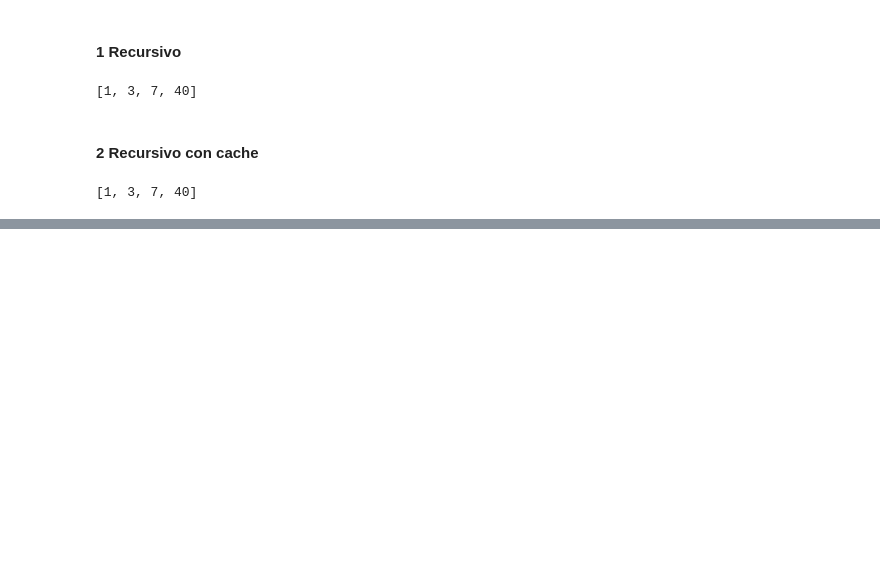
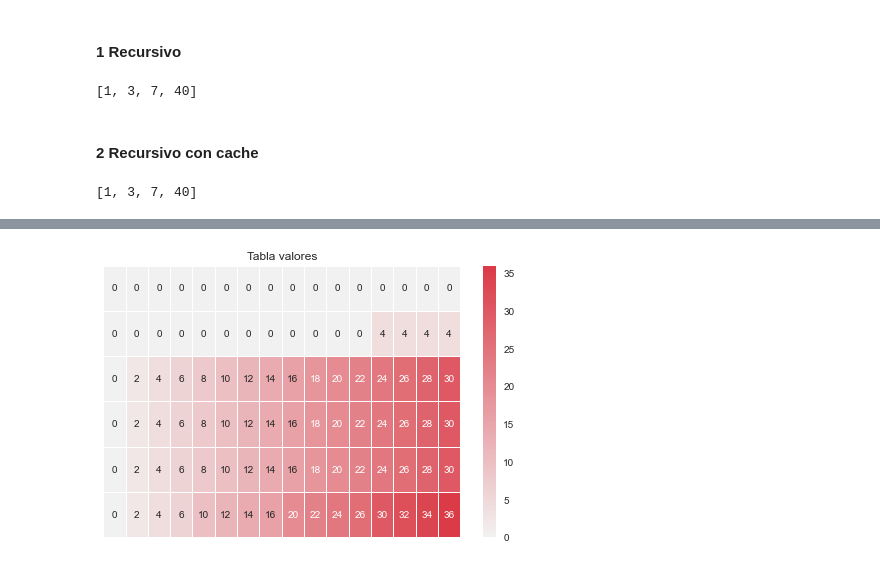
Before and after one commit to DuckyCB/algoritmos, a Jupyter notebook: Obligatorio 4 - Patricio Carrau.ipynb, the cells around one changed output, grey strips where cells are left out. Drawn from its saved outputs; the diff is of its cells as text; code cells hidden in the pictures; blank space fills up the shorter version.

```diff
--- a/Obligatorio 4 - Patricio Carrau.ipynb
+++ b/Obligatorio 4 - Patricio Carrau.ipynb
@@ -283,68 +350,65 @@ Suponga que N=15 kg y la fábrica cuenta con el siguiente stock de tabletas:
 # %%
 import numpy as np
 import seaborn as sns
 import matplotlib.pylab as plt
 
 #############################################
+# Mostrar tablas
 plt.style.use("seaborn")
-def print_values(w_acc, pos, title):
-    w_acc_copy = [[element[pos] for element in columna] for columna in w_acc]
-    data = np.matrix(w_acc_copy)
+def print_values(matrix, pos, title):
+    matrix_copy = [[element[pos] for element in columna] for columna in matrix]
+    data = np.matrix(matrix_copy)
     plt.figure(figsize=(8, 5))
     cmap = sns.diverging_palette(110, 10, l=50, center="light", as_cmap=True)
     sns.color_palette(['green', 'red'])
     heat_map = sns.heatmap(data, cmap=cmap, center=0.00, linewidth=1, annot=True, fmt='g')
     plt.axis('off')
     plt.title(title)
     plt.show()
+#############################################
 
-def elementos(matrix, weight, val, space):
-    resultado = [0 for x in range(len(weight))]
-    fila = len(matrix) - 1
-    y = space
-    while space > 0:
-        if matrix[fila][y][0] == 1:
-            space -= weight[fila - 1]
-            y -= weight[fila - 1]
-            resultado[fila - 1] += 1
-        elif matrix[fila][y][0] == 2:
-            fila -= 1
-    return resultado
+def seleccionar(max_space, weights, scores):
+    qty = len(scores)
+    matrix = [[[0, 0] for x in range(max_space + 1)] for x in range(qty + 1)]
+    for chocolate in range(qty):
+        for space in range(1, max_space + 1):
+            new_element = [0, 0]
+            if weights[chocolate] > space:
+                new_element = [matrix[chocolate][space][0], 0]
+            elif weights[chocolate] < space:
+                new_score = scores[chocolate] + matrix[chocolate+1][space - weights[chocolate]][0]
+                if new_score > matrix[chocolate][space][0]:
+                    new_element = [new_score, 1]
+                else:
+                    new_element = [matrix[chocolate][space][0], 0]
+            else:
+                if scores[chocolate] >= matrix[chocolate][space][0]:
+                    new_element = [scores[chocolate], 1]
+                else:
+                    new_element = [matrix[chocolate][space][0], 0]
+            matrix[chocolate+1][space] = new_element
 
-
-def seleccionar(space, weights, scores):
-    qty = len(scores)
-    matrix = [[[0, 0] for x in range(space + 1)] for x in range(qty + 1)]
-    tablaVal = [[0 for x in range(space + 1)] for x in range(qty + 1)]
-    tablaDec = [[0 for x in range(space + 1)] for x in range(qty + 1)]
-    for chocolate in range(qty):
-        print('Chocolate: ', chocolate)
-        for max_space in range(1, space + 1):
-            print('  Space: ', max_space)
-            print('    Weight chocolate: ', weights[chocolate])
-            if weights[chocolate] > max_space:
-                matrix[chocolate+1][max_space] = [matrix[chocolate][max_space][0], 2]
-            elif weights[chocolate] < max_space:
-                valor = scores[chocolate] + matrix[chocolate+1][max_space - weights[chocolate]][0]
-                print('    Score: ', valor)
-                if valor > matrix[chocolate][max_space][0]:
-                    matrix[chocolate+1][max_space] = [valor, 1]
-                else:
-                    matrix[chocolate+1][max_space] = [matrix[chocolate][max_space][0], 2]
-            else:
-                if scores[chocolate] >= matrix[chocolate][max_space][0]:
-                    matrix[chocolate+1][max_space] = [scores[chocolate], 1]
-                else:
-                    matrix[chocolate+1][max_space] = [matrix[chocolate][max_space][0], 2]
+    # Solo son para mostrar las matrices, no necesitan estar en el codigo
     print_values(matrix, 0, 'Tabla valores')
     print_values(matrix, 1, 'Tabla dec')
-    total = tablaVal[qty][space]
 
-    res = elementos(tablaDec, weights, scores, space)
-    print(total, res)
-    return total, res
+    final_score = matrix[qty][max_space][0]
+
+    chocolates_qty = [0 for x in range(len(weights))]
+    chocolate = len(matrix) - 1
+    while max_space > 0:
+        if matrix[chocolate][max_space][1] == 1:
+            max_space -= weights[chocolate - 1]
+            chocolates_qty[chocolate - 1] += 1
+        elif matrix[chocolate][max_space][1] == 0:
+            chocolate -= 1
+
+    print(final_score, chocolates_qty)
+    return final_score, chocolates_qty
 
 W = 15
 wt = [12, 1, 2, 1, 4]
 val = [4, 2, 2, 1, 10]
 assert (seleccionar(W, wt, val) == (36, [0, 3, 0, 0, 3]))
+# %% [output]
+[figure, added]
```
Also changed, not shown: parts of 19 cells of this notebook, 2 other files.
